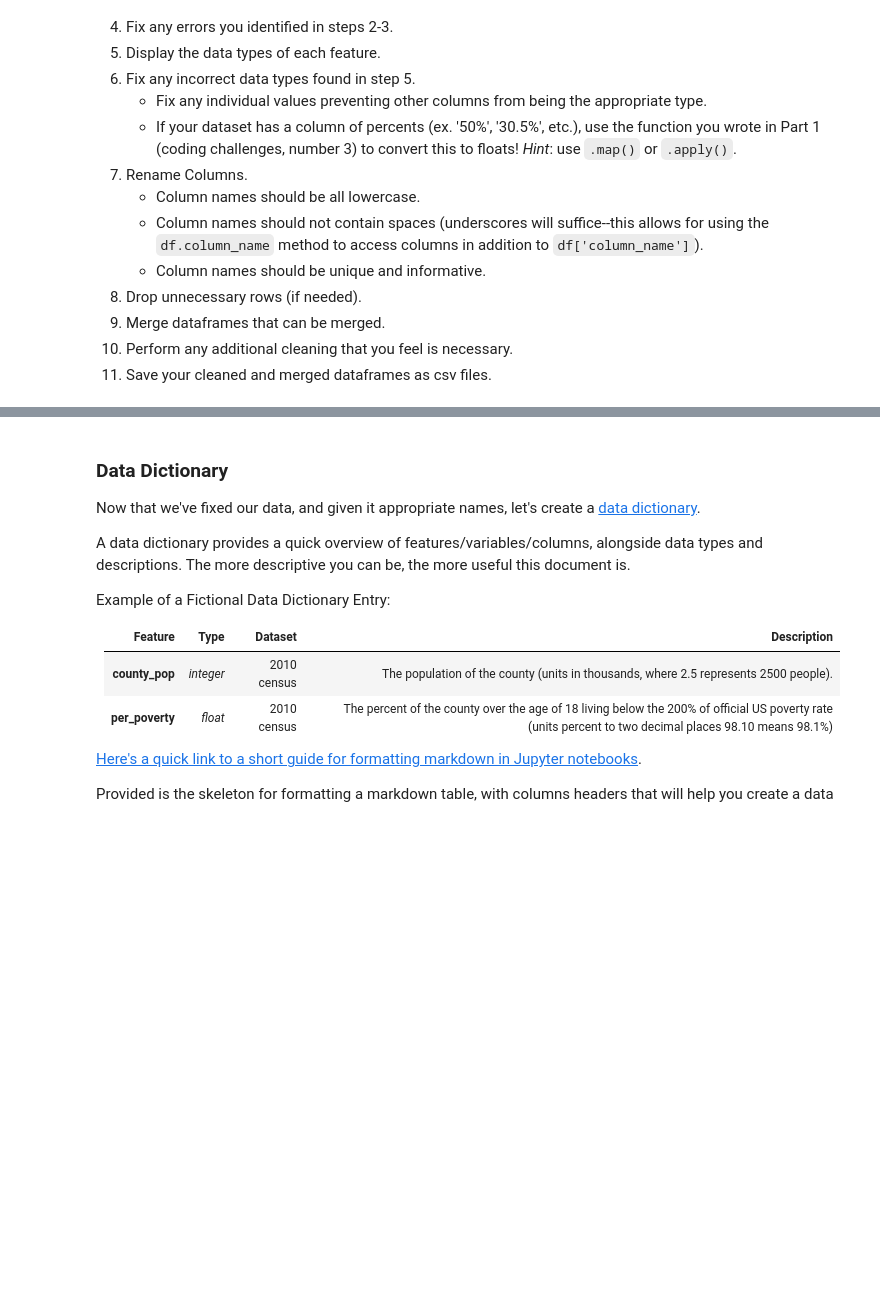
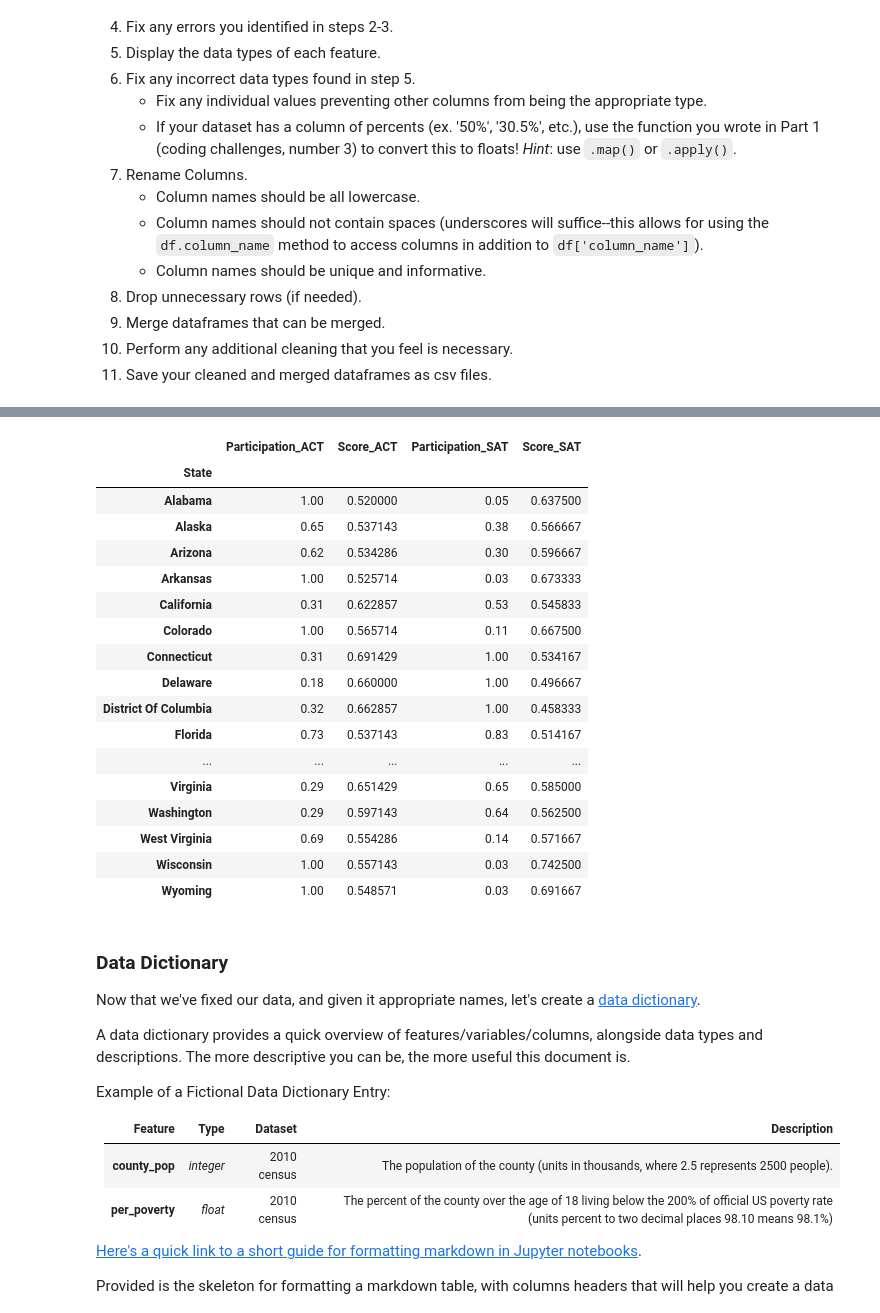
Before and after one commit to garyfoohw/GA_DSIF_project_1, a Jupyter notebook: code/starter-code.ipynb, the cells around one changed output, grey strips where cells are left out. Drawn from its saved outputs; the diff is of its cells as text; code cells hidden in the pictures; blank space fills up the shorter version.

```diff
--- a/code/starter-code.ipynb
+++ b/code/starter-code.ipynb
@@ -193,3 +371,24 @@ df_sat.head()
+# %%
+dfs[0]
+# %% [output]
+|  | Participation_ACT | Score_ACT | Participation_SAT | Score_SAT |
+| State |  |  |  |  |
+| Alabama | 1.00 | 0.520000 | 0.05 | 0.637500 |
+| Alaska | 0.65 | 0.537143 | 0.38 | 0.566667 |
+| Arizona | 0.62 | 0.534286 | 0.30 | 0.596667 |
+| Arkansas | 1.00 | 0.525714 | 0.03 | 0.673333 |
+| California | 0.31 | 0.622857 | 0.53 | 0.545833 |
+| Colorado | 1.00 | 0.565714 | 0.11 | 0.667500 |
+| Connecticut | 0.31 | 0.691429 | 1.00 | 0.534167 |
+| Delaware | 0.18 | 0.660000 | 1.00 | 0.496667 |
+| District Of Columbia | 0.32 | 0.662857 | 1.00 | 0.458333 |
+| Florida | 0.73 | 0.537143 | 0.83 | 0.514167 |
+| ... | ... | ... | ... | ... |
+| Virginia | 0.29 | 0.651429 | 0.65 | 0.585000 |
+| Washington | 0.29 | 0.597143 | 0.64 | 0.562500 |
+| West Virginia | 0.69 | 0.554286 | 0.14 | 0.571667 |
+| Wisconsin | 1.00 | 0.557143 | 0.03 | 0.742500 |
+| Wyoming | 1.00 | 0.548571 | 0.03 | 0.691667 |
 # %% [markdown]
 ### Data Dictionary
 
```
Also changed, not shown: parts of 20 cells of this notebook.
